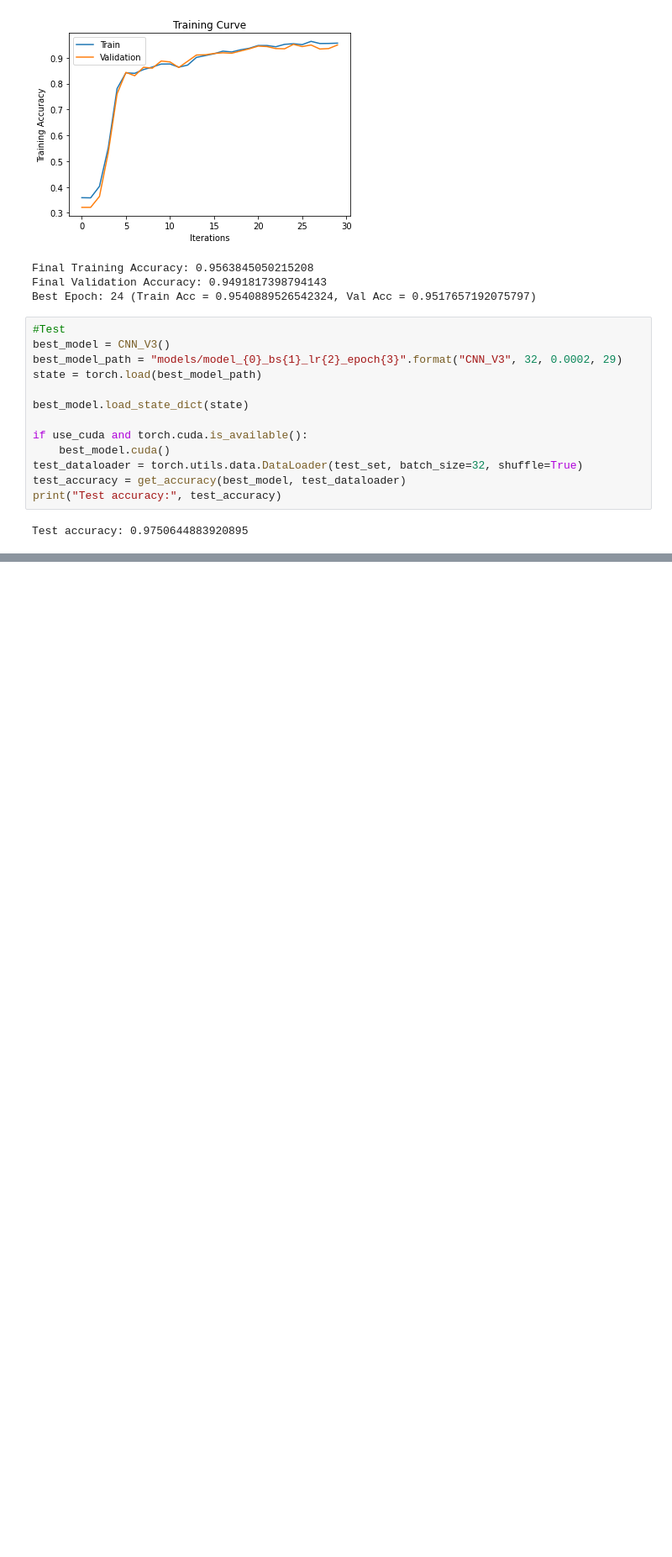
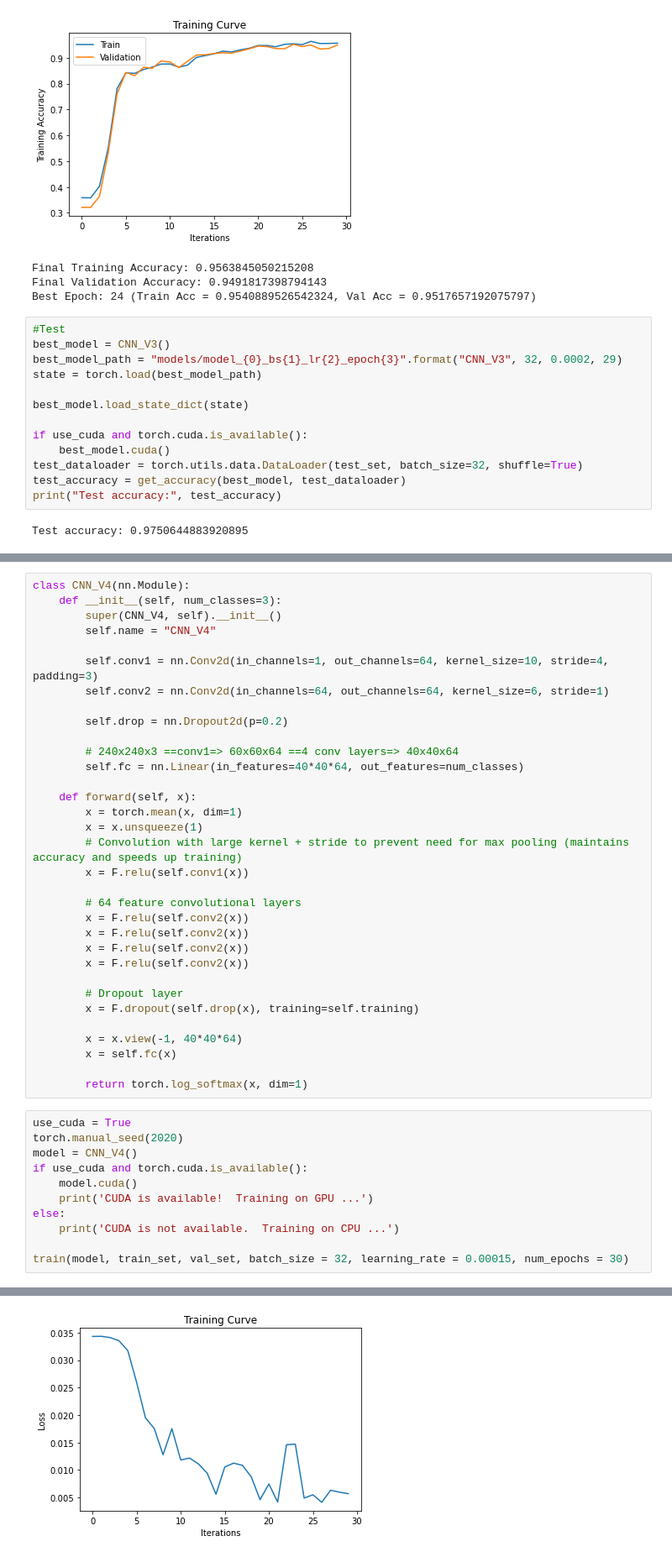
Before and after one commit to Edwinz28/mask-detector, a Jupyter notebook: mask-detector.ipynb, the cells around one changed output, grey strips where cells are left out. Shown at 84% size. Cells and saved outputs as stored; diff of their text form; blank space fills up the shorter version.

```diff
--- a/mask-detector.ipynb
+++ b/mask-detector.ipynb
@@ -506,0 +509,45 @@ Test accuracy: 0.9750644883920895
+# %%
+class CNN_V4(nn.Module):
+    def __init__(self, num_classes=3):
+        super(CNN_V4, self).__init__()
+        self.name = "CNN_V4"
+
+        self.conv1 = nn.Conv2d(in_channels=1, out_channels=64, kernel_size=10, stride=4, padding=3)
+        self.conv2 = nn.Conv2d(in_channels=64, out_channels=64, kernel_size=6, stride=1)
+
+        self.drop = nn.Dropout2d(p=0.2)
+
+        # 240x240x3 ==conv1=> 60x60x64 ==4 conv layers=> 40x40x64
+        self.fc = nn.Linear(in_features=40*40*64, out_features=num_classes)
+
+    def forward(self, x):
+        x = torch.mean(x, dim=1)
+        x = x.unsqueeze(1)
+        # Convolution with large kernel + stride to prevent need for max pooling (maintains accuracy and speeds up training)
+        x = F.relu(self.conv1(x))
+
+        # 64 feature convolutional layers
+        x = F.relu(self.conv2(x))
+        x = F.relu(self.conv2(x))
+        x = F.relu(self.conv2(x))
+        x = F.relu(self.conv2(x))
+
+        # Dropout layer
+        x = F.dropout(self.drop(x), training=self.training)
+
+        x = x.view(-1, 40*40*64)
+        x = self.fc(x)
+
+        return torch.log_softmax(x, dim=1)
+# %%
+use_cuda = True
+torch.manual_seed(2020)
+model = CNN_V4()
+if use_cuda and torch.cuda.is_available():
+    model.cuda()
+    print('CUDA is available!  Training on GPU ...')
+else:
+    print('CUDA is not available.  Training on CPU ...')
+
+train(model, train_set, val_set, batch_size = 32, learning_rate = 0.00015, num_epochs = 30)
+# %% [output]
@@ -506,0 +571 @@ Test accuracy: 0.9750644883920895
+[figure, added]
```
Also changed, not shown: parts of 5 cells of this notebook, 2 other files.
